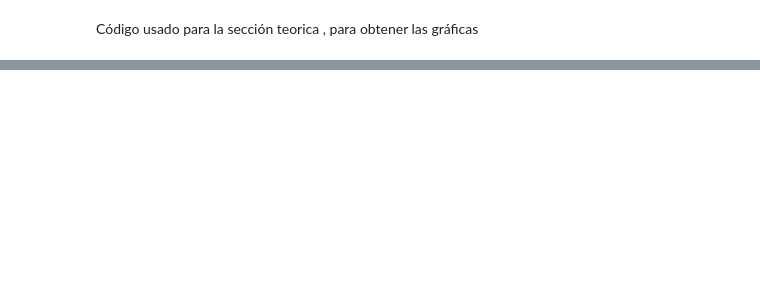
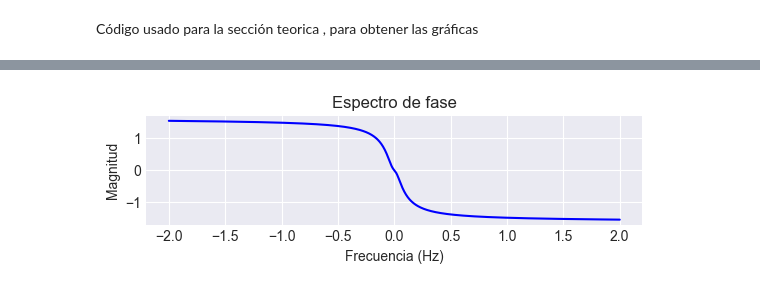
Before and after one commit to ExampleToFollow/PracticasPDS, a Jupyter notebook: Lab4/IP_LAB4_20213704.ipynb, the cells around one changed output, grey strips where cells are left out. Cells and saved outputs as stored; diff of their text form; code cells hidden in the pictures; blank space fills up the shorter version.

```diff
--- a/Lab4/IP_LAB4_20213704.ipynb
+++ b/Lab4/IP_LAB4_20213704.ipynb
@@ -118,0 +149,11 @@ plt.plot(w, np.abs(ola)**2)
+# %%
+#Extra . la fase
+plt.subplot(3, 1, 2)
+plt.plot(w, np.angle(ola), color='blue')
+plt.title("Espectro de fase")
+plt.xlabel("Frecuencia (Hz)")
+plt.ylabel("Magnitud")
+plt.grid(True)
+plt.show()
+# %% [output]
+[figure, added]
```
Also changed, not shown: parts of 9 cells of this notebook.
